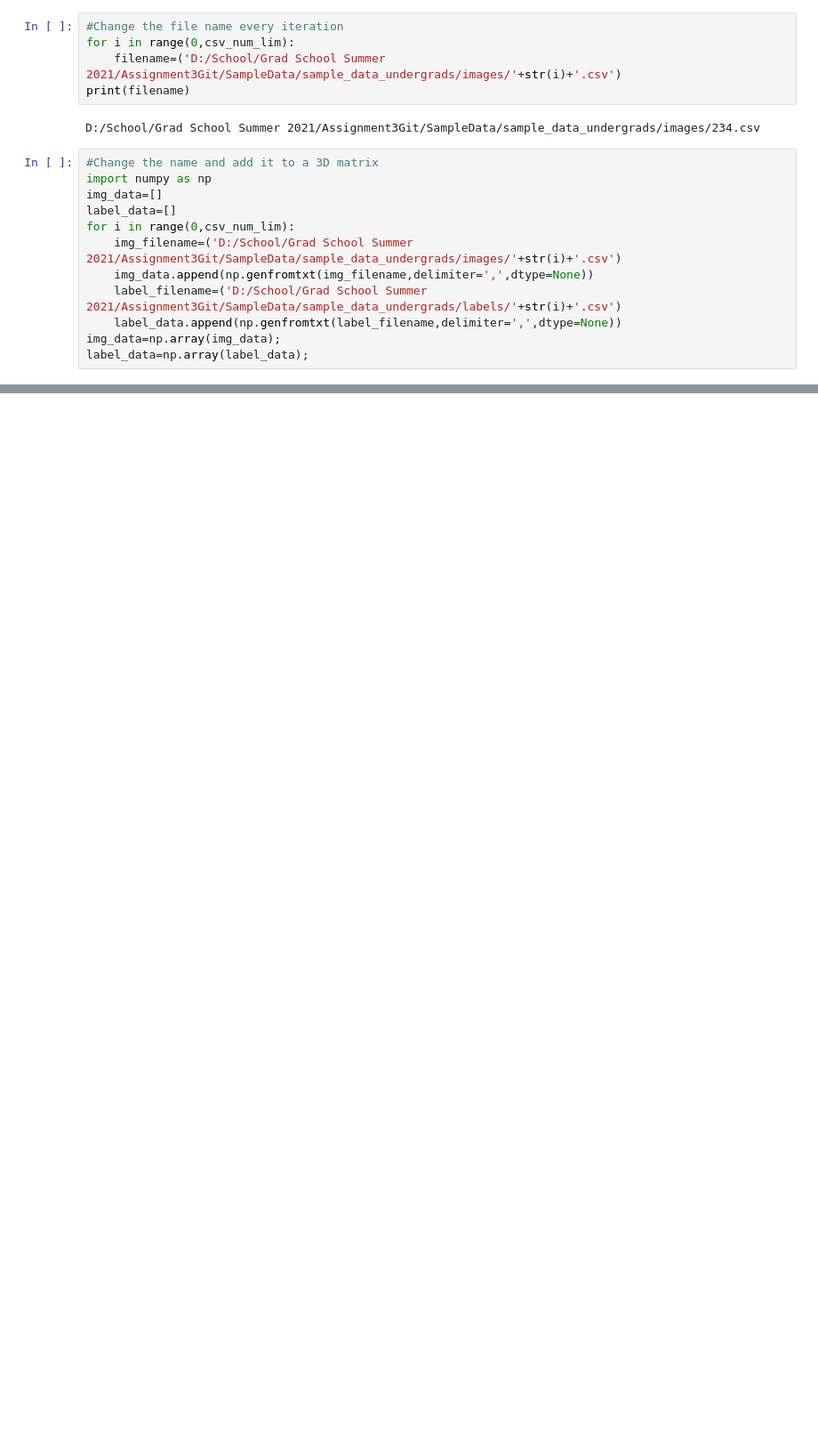
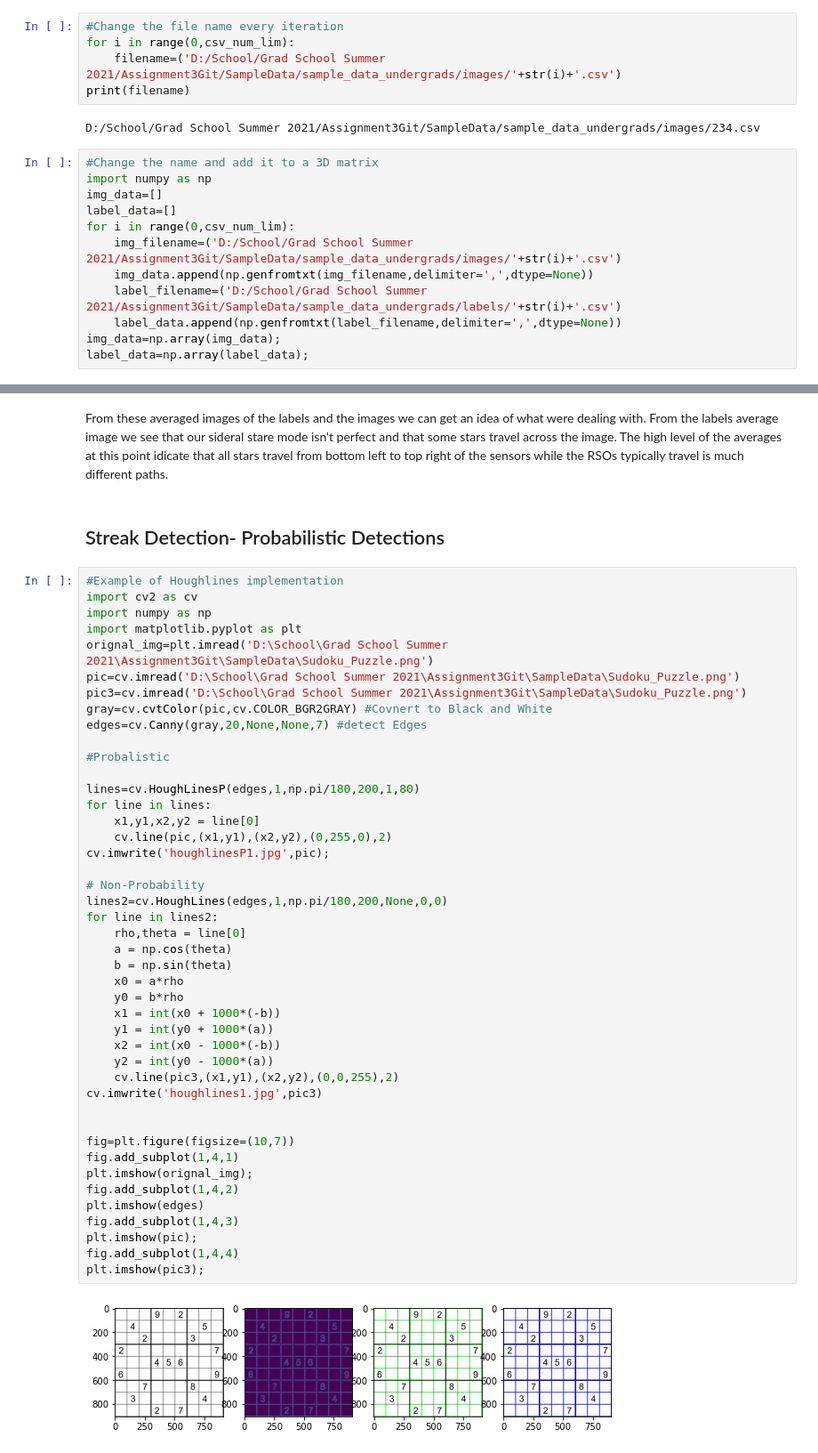
Before and after one commit to AstroStew/ESS5010-Assignment3, a Jupyter notebook: ESS5010Assignment3 Outline.ipynb, the cells around one changed output, grey strips where cells are left out. Shown at 89% size. Saved outputs shown, nothing was run; the diff lists cells and outputs as text; blank space fills up the shorter version.

```diff
--- a/ESS5010Assignment3 Outline.ipynb
+++ b/ESS5010Assignment3 Outline.ipynb
@@ -86,0 +91,51 @@ plt.rcParams["figure.figsize"]=(20,20)
+# %% [markdown]
+
+From these averaged images of the labels and the images we can get an idea of what were dealing with. From the labels average image we see that our sideral stare mode isn't perfect and that some stars travel across the image. The high level of the averages at this point idicate that all stars travel from bottom left to top right of the sensors while the RSOs typically travel is much different paths.
+# %% [markdown]
+## Streak Detection- Probabilistic Detections
+# %%
+#Example of Houghlines implementation
+import cv2 as cv
+import numpy as np
+import matplotlib.pyplot as plt
+orignal_img=plt.imread('D:\School\Grad School Summer 2021\Assignment3Git\SampleData\Sudoku_Puzzle.png')
+pic=cv.imread('D:\School\Grad School Summer 2021\Assignment3Git\SampleData\Sudoku_Puzzle.png')
+pic3=cv.imread('D:\School\Grad School Summer 2021\Assignment3Git\SampleData\Sudoku_Puzzle.png')
+gray=cv.cvtColor(pic,cv.COLOR_BGR2GRAY) #Covnert to Black and White
+edges=cv.Canny(gray,20,None,None,7) #detect Edges
+
+#Probalistic
+
+lines=cv.HoughLinesP(edges,1,np.pi/180,200,1,80)
+for line in lines:
+    x1,y1,x2,y2 = line[0]
+    cv.line(pic,(x1,y1),(x2,y2),(0,255,0),2)
+cv.imwrite('houghlinesP1.jpg',pic);
+
+# Non-Probability
+lines2=cv.HoughLines(edges,1,np.pi/180,200,None,0,0)
+for line in lines2:
+    rho,theta = line[0]
+    a = np.cos(theta)
+    b = np.sin(theta)
+    x0 = a*rho
+    y0 = b*rho
+    x1 = int(x0 + 1000*(-b))
+    y1 = int(y0 + 1000*(a))
+    x2 = int(x0 - 1000*(-b))
+    y2 = int(y0 - 1000*(a))
+    cv.line(pic3,(x1,y1),(x2,y2),(0,0,255),2)
+cv.imwrite('houghlines1.jpg',pic3)
+
+
+fig=plt.figure(figsize=(10,7))
+fig.add_subplot(1,4,1)
+plt.imshow(orignal_img);
+fig.add_subplot(1,4,2)
+plt.imshow(edges)
+fig.add_subplot(1,4,3)
+plt.imshow(pic);
+fig.add_subplot(1,4,4)
+plt.imshow(pic3);
+# %% [output]
+[figure, added]
```
Also changed, not shown: parts of 26 cells of this notebook, 13 other files.
